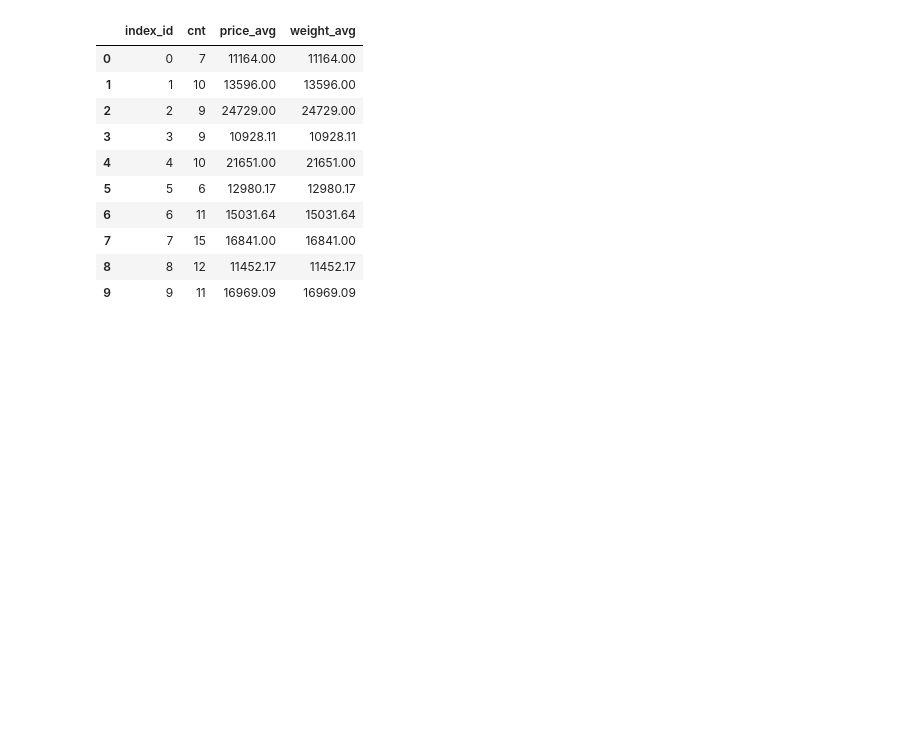
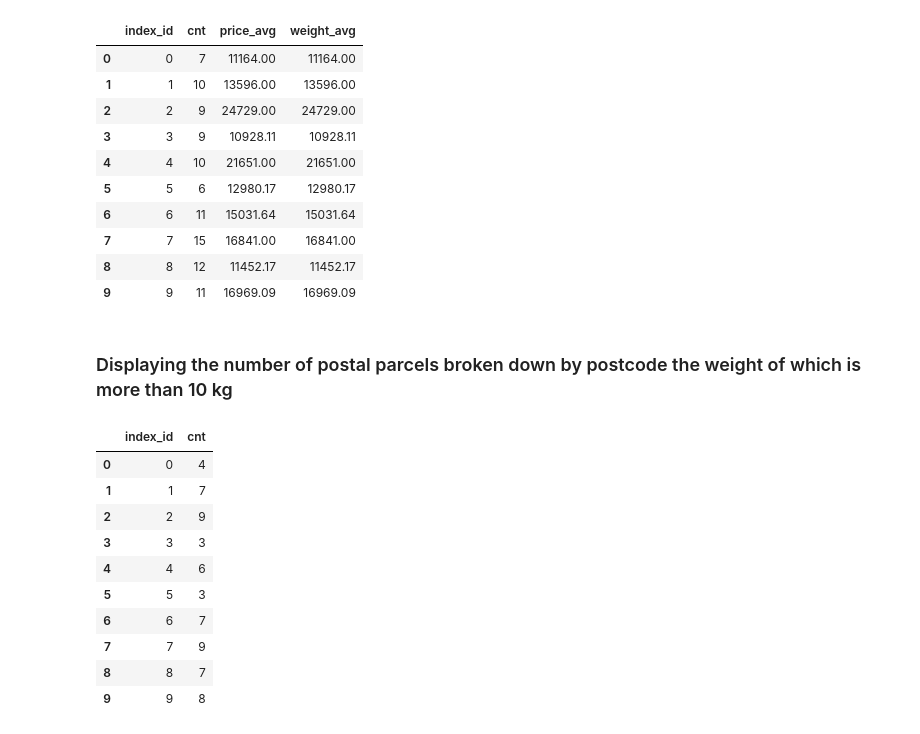
Before and after one commit to BernartGuddiny/postal_parcels, a Jupyter notebook: project_percels.ipynb, the cells around one changed output. Drawn from its saved outputs; the diff is of its cells as text; code cells hidden in the pictures; blank space fills up the shorter version.

```diff
--- a/project_percels.ipynb
+++ b/project_percels.ipynb
@@ -189,3 +189,25 @@ select(sql)
 | 7 | 7 | 15 | 16841.00 | 16841.00 |
 | 8 | 8 | 12 | 11452.17 | 11452.17 |
 | 9 | 9 | 11 | 16969.09 | 16969.09 |
+# %% [markdown]
+### Displaying the number of postal parcels broken down by postcode the weight of which is more than 10 kg
+# %%
+sql = ''' select index_id
+            , count(index_id) as cnt
+          from parcel_aggr
+          where weight >= 10000
+          group by index_id'''
+
+select(sql)
+# %% [output]
+|  | index_id | cnt |
+| 0 | 0 | 4 |
+| 1 | 1 | 7 |
+| 2 | 2 | 9 |
+| 3 | 3 | 3 |
+| 4 | 4 | 6 |
+| 5 | 5 | 3 |
+| 6 | 6 | 7 |
+| 7 | 7 | 9 |
+| 8 | 8 | 7 |
+| 9 | 9 | 8 |
```
Also changed, not shown: parts of 1 cell of this notebook, 1 other file.
